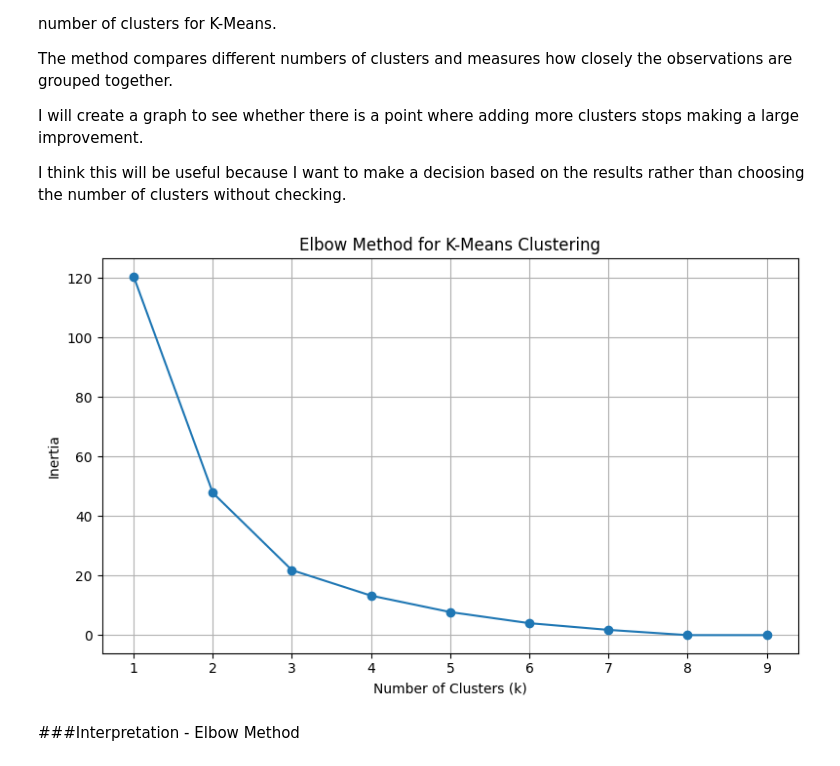
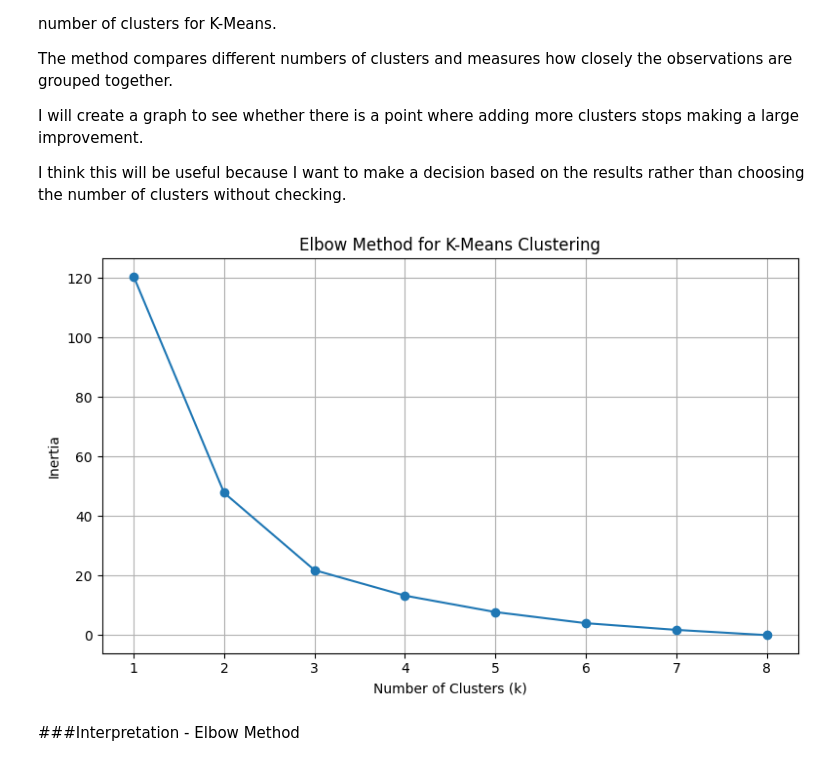
Before and after one commit to Beatricepapi/ml-campus_data_project-colab, a Jupyter notebook: Beatrice_Papi_Machine_Learning_with_Python_Project.ipynb, the cells around one changed output. Drawn from its saved outputs; the diff is of its cells as text; code cells hidden in the pictures.

Commit message:
Fixed K-Means convergence warning by changing the code from range(1, 10) to range(1, 9)

```diff
--- a/Beatrice_Papi_Machine_Learning_with_Python_Project.ipynb
+++ b/Beatrice_Papi_Machine_Learning_with_Python_Project.ipynb
@@ -929,35 +929,35 @@ I think this will be useful because I want to make a decision based on the resul
 # %%
 from sklearn.cluster import KMeans
 import matplotlib.pyplot as plt
 
 # Test different numbers of clusters
-k_values = range(1, 10)
+k_values = range(1, 9)
 inertia_values = []
 
 for k in k_values:
     kmeans = KMeans(
         n_clusters=k,
         random_state=42,
         n_init=10
     )
 
     kmeans.fit(X)
     inertia_values.append(kmeans.inertia_)
 
 # Create the Elbow Method graph
 plt.figure(figsize=(8, 5))
 
 plt.plot(k_values, inertia_values, marker='o')
 
 plt.title('Elbow Method for K-Means Clustering')
 plt.xlabel('Number of Clusters (k)')
 plt.ylabel('Inertia')
 plt.xticks(list(k_values))
 plt.grid(True)
 plt.tight_layout()
 plt.show()
 # %% [output]
-[figure, old version]
+[figure, new version]
 # %% [markdown]
 ###Interpretation - Elbow Method
 # %% [markdown]
```
Also changed, not shown: parts of 3 cells of this notebook.
